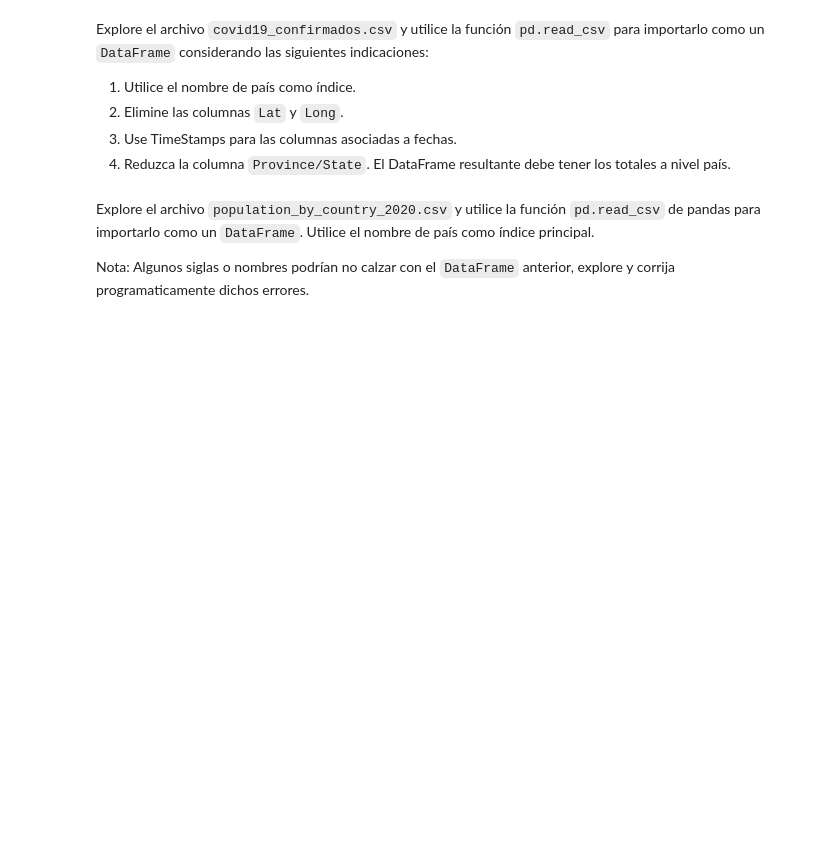
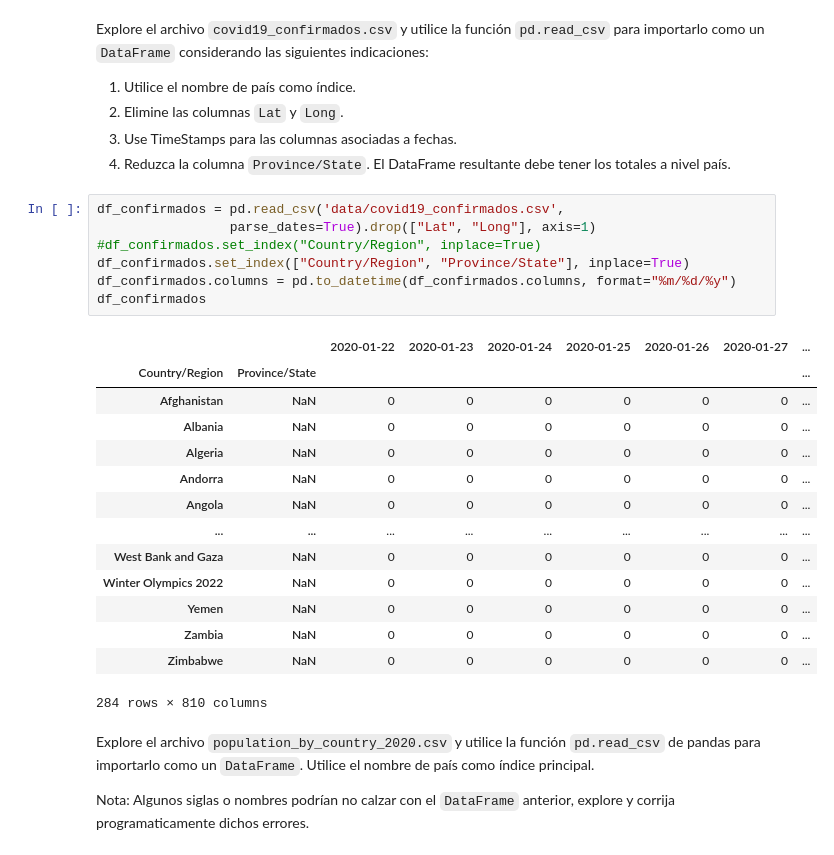
Before and after one commit to phuijse-classroom/info147-tarea-unidad1-los_pitones, a Jupyter notebook: enunciado.ipynb, the cells around one changed output. Drawn from its saved outputs; the diff is of its cells as text; blank space fills up the shorter version.

```diff
--- a/enunciado.ipynb
+++ b/enunciado.ipynb
@@ -13,6 +13,28 @@ Explore el archivo `covid19_confirmados.csv` y utilice la función `pd.read_csv`
 1. Elimine las columnas `Lat` y `Long`.
 1. Use TimeStamps para las columnas asociadas a fechas.
 1. Reduzca la columna `Province/State`. El DataFrame resultante debe tener los totales a nivel país.
+# %%
+df_confirmados = pd.read_csv('data/covid19_confirmados.csv',
+                 parse_dates=True).drop(["Lat", "Long"], axis=1)
+#df_confirmados.set_index("Country/Region", inplace=True)
+df_confirmados.set_index(["Country/Region", "Province/State"], inplace=True)
+df_confirmados.columns = pd.to_datetime(df_confirmados.columns, format="%m/%d/%y")
+df_confirmados
+# %% [output]
+|  |  | 2020-01-22 | 2020-01-23 | 2020-01-24 | 2020-01-25 | 2020-01-26 | 2020-01-27 | ... |
+| Country/Region | Province/State |  |  |  |  |  |  | ... |
+| Afghanistan | NaN | 0 | 0 | 0 | 0 | 0 | 0 | ... |
+| Albania | NaN | 0 | 0 | 0 | 0 | 0 | 0 | ... |
+| Algeria | NaN | 0 | 0 | 0 | 0 | 0 | 0 | ... |
+| Andorra | NaN | 0 | 0 | 0 | 0 | 0 | 0 | ... |
+| Angola | NaN | 0 | 0 | 0 | 0 | 0 | 0 | ... |
+| ... | ... | ... | ... | ... | ... | ... | ... | ... |
+| West Bank and Gaza | NaN | 0 | 0 | 0 | 0 | 0 | 0 | ... |
+| Winter Olympics 2022 | NaN | 0 | 0 | 0 | 0 | 0 | 0 | ... |
+| Yemen | NaN | 0 | 0 | 0 | 0 | 0 | 0 | ... |
+| Zambia | NaN | 0 | 0 | 0 | 0 | 0 | 0 | ... |
+| Zimbabwe | NaN | 0 | 0 | 0 | 0 | 0 | 0 | ... |
+284 rows × 810 columns
 # %% [markdown]
 Explore el archivo `population_by_country_2020.csv` y utilice la función `pd.read_csv` de pandas para importarlo como un `DataFrame`. Utilice el nombre de país como índice principal.
 
```
Also changed, not shown: parts of 2 cells of this notebook.
